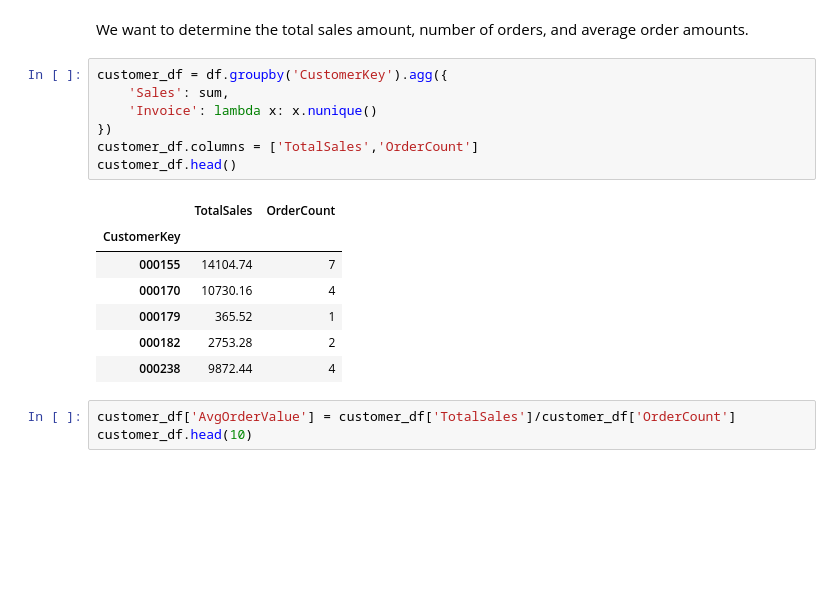
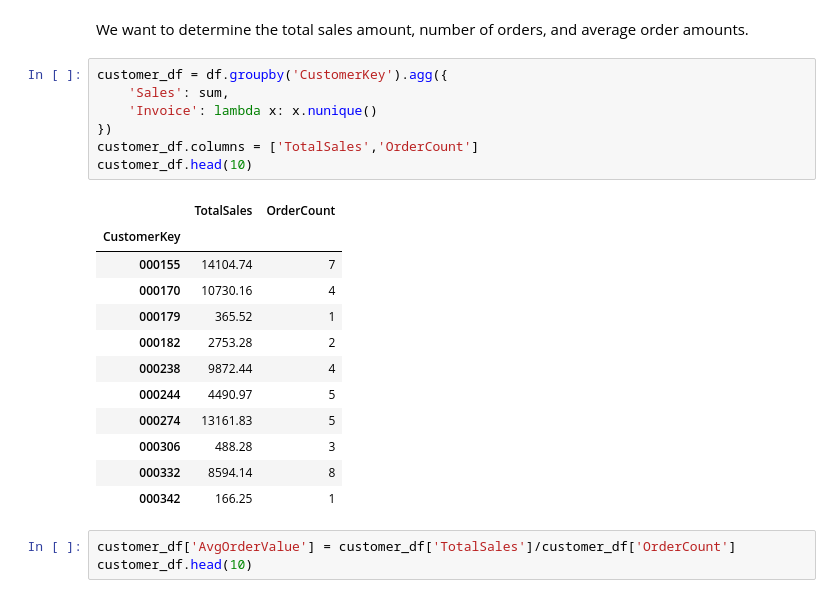
Before and after one commit to mbecker0813/customer_segmentation, a Jupyter notebook: Customer Segmentation Example.ipynb, the cells around one changed output. Drawn from its saved outputs; the diff is of its cells as text; blank space fills up the shorter version.

```diff
--- a/Customer Segmentation Example.ipynb
+++ b/Customer Segmentation Example.ipynb
@@ -54,18 +49,23 @@ We want to determine the total sales amount, number of orders, and average order
 # %%
 customer_df = df.groupby('CustomerKey').agg({
     'Sales': sum,
     'Invoice': lambda x: x.nunique()
 })
 customer_df.columns = ['TotalSales','OrderCount']
-customer_df.head()
+customer_df.head(10)
 # %% [output]
 |  | TotalSales | OrderCount |
 | CustomerKey |  |  |
 | 000155 | 14104.74 | 7 |
 | 000170 | 10730.16 | 4 |
 | 000179 | 365.52 | 1 |
 | 000182 | 2753.28 | 2 |
 | 000238 | 9872.44 | 4 |
+| 000244 | 4490.97 | 5 |
+| 000274 | 13161.83 | 5 |
+| 000306 | 488.28 | 3 |
+| 000332 | 8594.14 | 8 |
+| 000342 | 166.25 | 1 |
 # %%
 customer_df['AvgOrderValue'] = customer_df['TotalSales']/customer_df['OrderCount']
 customer_df.head(10)
```
Also changed, not shown: parts of 20 cells of this notebook.
